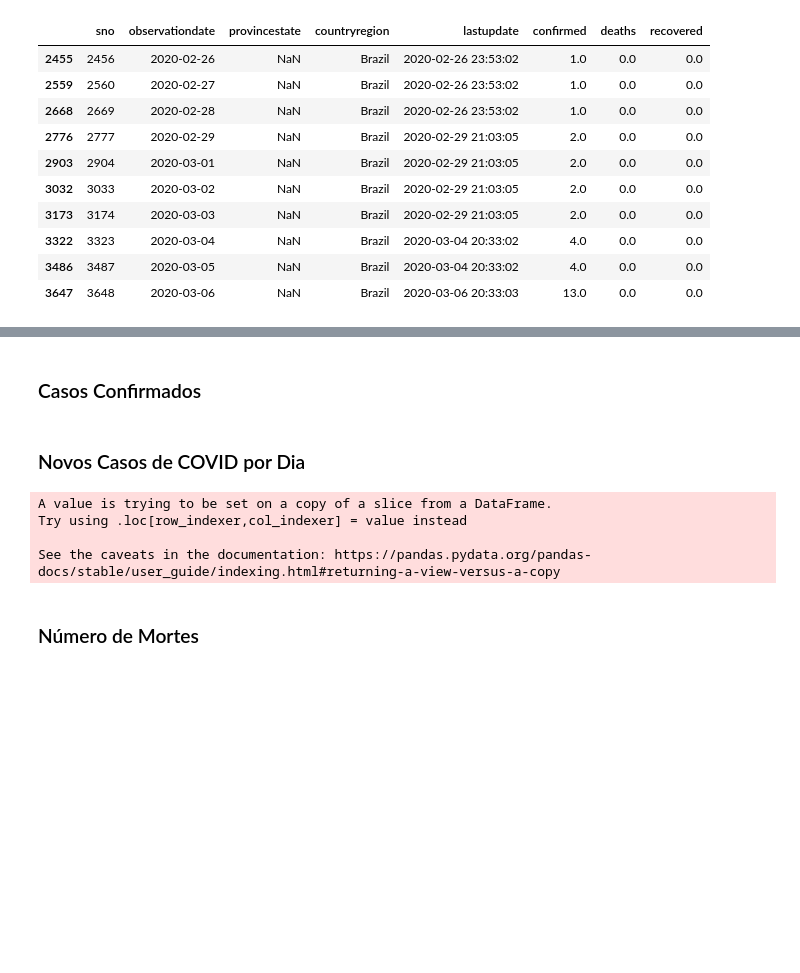
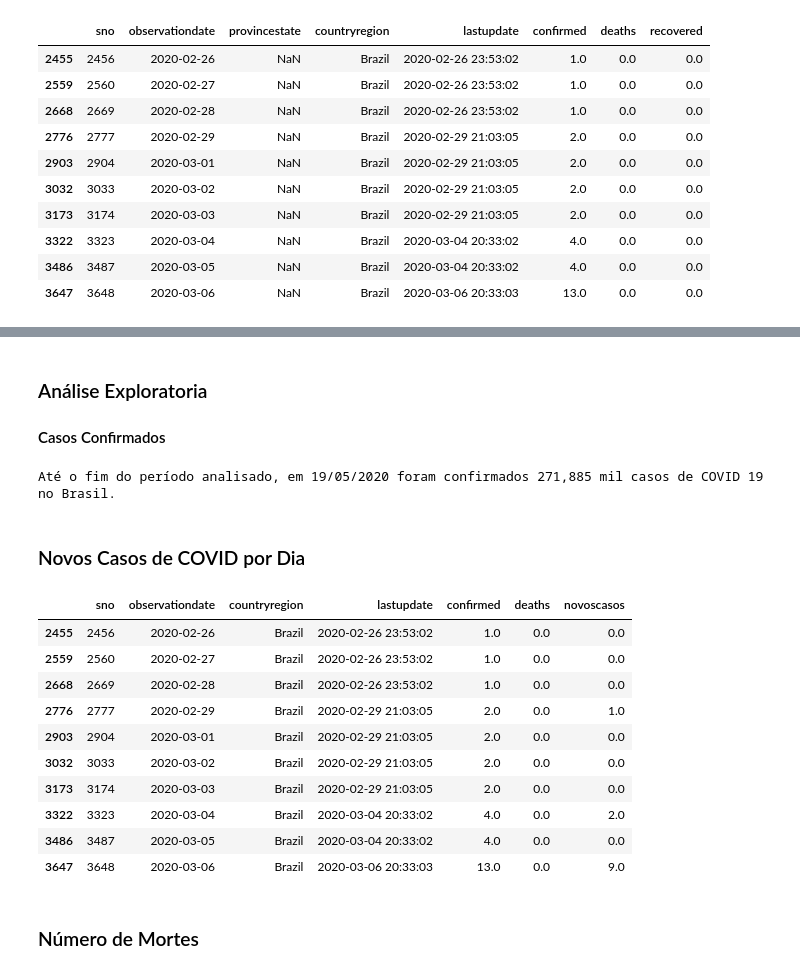
Before and after one commit to roliveira-9/projeto_covid19, a Jupyter notebook: code/code.ipynb, the cells around one changed output, grey strips where cells are left out. Saved outputs shown, nothing was run; the diff lists cells and outputs as text; code cells hidden in the pictures; blank space fills up the shorter version.

```diff
--- a/code/code.ipynb
+++ b/code/code.ipynb
@@ -99,0 +121,4 @@ brasil.head(10)
+# %%
+# Excluido colunas desnessárias
+brasil = brasil.drop(['provincestate','recovered'],axis=1)
+brasil
@@ -100,3 +139,4 @@ brasil.head(10)
 # %% [markdown]
-### Casos Confirmados
+### Análise Exploratoria
+#### Casos Confirmados
 # %%
@@ -109,19 +149,35 @@ brasil.head(10)
 
 fig.update_layout(template = 'plotly_dark')
 fig.show()
+# %%
+# Total de Casos Confirmados
+conf = brasil.confirmed.max()
+ultimo_dia= brasil.observationdate.max().strftime("%d/%m/%Y")
+print(f'Até o fim do período analisado, em {ultimo_dia} foram confirmados {conf:,.0f} mil casos de COVID 19 no Brasil.')
+# %% [output]
+Até o fim do período analisado, em 19/05/2020 foram confirmados 271,885 mil casos de COVID 19 no Brasil.
 # %% [markdown]
 ###  Novos Casos de COVID por Dia
 # %%
 # Vamos implementar uma função para fazer a contagem de novos cados de COVID 19
 brasil['novoscasos'] = list(map(
     lambda x: 0 if (x==0) else brasil['confirmed'].iloc[x] - brasil['confirmed'].iloc[x-1],
     np.arange(brasil.shape[0] )
 ))
+
+brasil.head(10)
 # %% [output]
-A value is trying to be set on a copy of a slice from a DataFrame.
-Try using .loc[row_indexer,col_indexer] = value instead
-
-See the caveats in the documentation: https://pandas.pydata.org/pandas-docs/stable/user_guide/indexing.html#returning-a-view-versus-a-copy
+|  | sno | observationdate | countryregion | lastupdate | confirmed | deaths | novoscasos |
+| 2455 | 2456 | 2020-02-26 | Brazil | 2020-02-26 23:53:02 | 1.0 | 0.0 | 0.0 |
+| 2559 | 2560 | 2020-02-27 | Brazil | 2020-02-26 23:53:02 | 1.0 | 0.0 | 0.0 |
+| 2668 | 2669 | 2020-02-28 | Brazil | 2020-02-26 23:53:02 | 1.0 | 0.0 | 0.0 |
+| 2776 | 2777 | 2020-02-29 | Brazil | 2020-02-29 21:03:05 | 2.0 | 0.0 | 1.0 |
+| 2903 | 2904 | 2020-03-01 | Brazil | 2020-02-29 21:03:05 | 2.0 | 0.0 | 0.0 |
+| 3032 | 3033 | 2020-03-02 | Brazil | 2020-02-29 21:03:05 | 2.0 | 0.0 | 0.0 |
+| 3173 | 3174 | 2020-03-03 | Brazil | 2020-02-29 21:03:05 | 2.0 | 0.0 | 0.0 |
+| 3322 | 3323 | 2020-03-04 | Brazil | 2020-03-04 20:33:02 | 4.0 | 0.0 | 2.0 |
+| 3486 | 3487 | 2020-03-05 | Brazil | 2020-03-04 20:33:02 | 4.0 | 0.0 | 0.0 |
+| 3647 | 3648 | 2020-03-06 | Brazil | 2020-03-06 20:33:03 | 13.0 | 0.0 | 9.0 |
 # %%
 # Visualizando os Novos Casos
 fig = px.line(brasil, 'observationdate', 'novoscasos',
```
Also changed, not shown: parts of 7 cells of this notebook, 5 other files.
